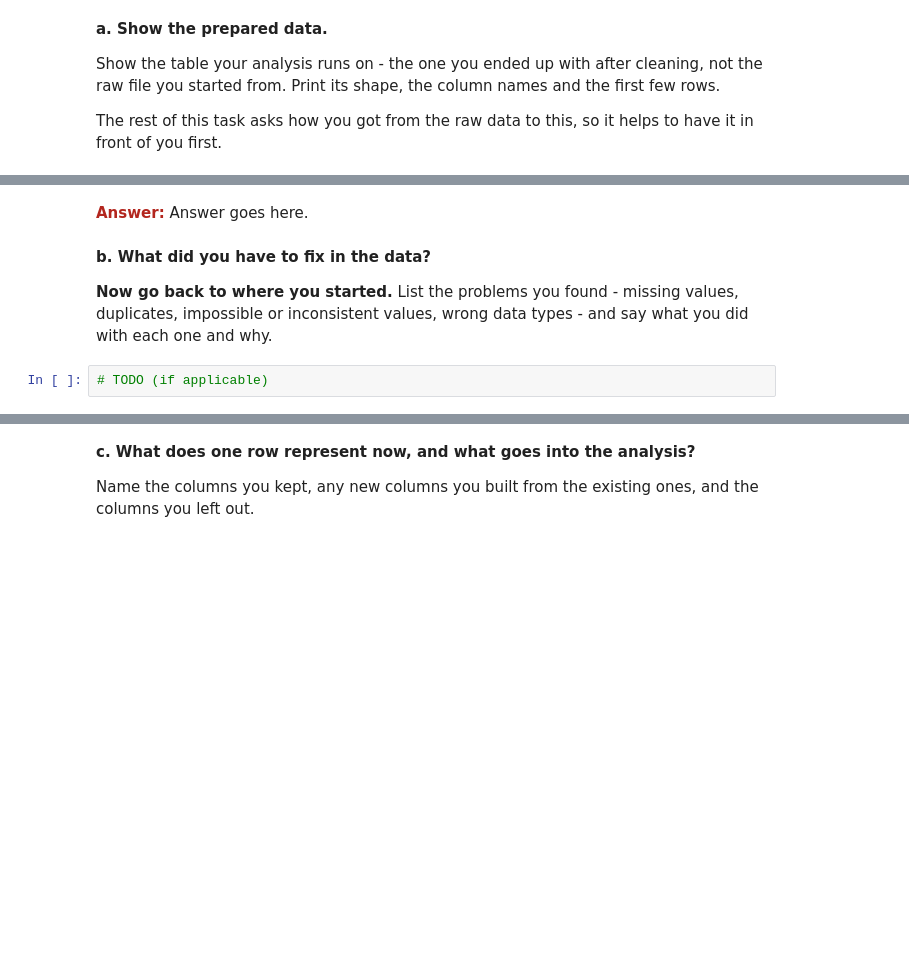
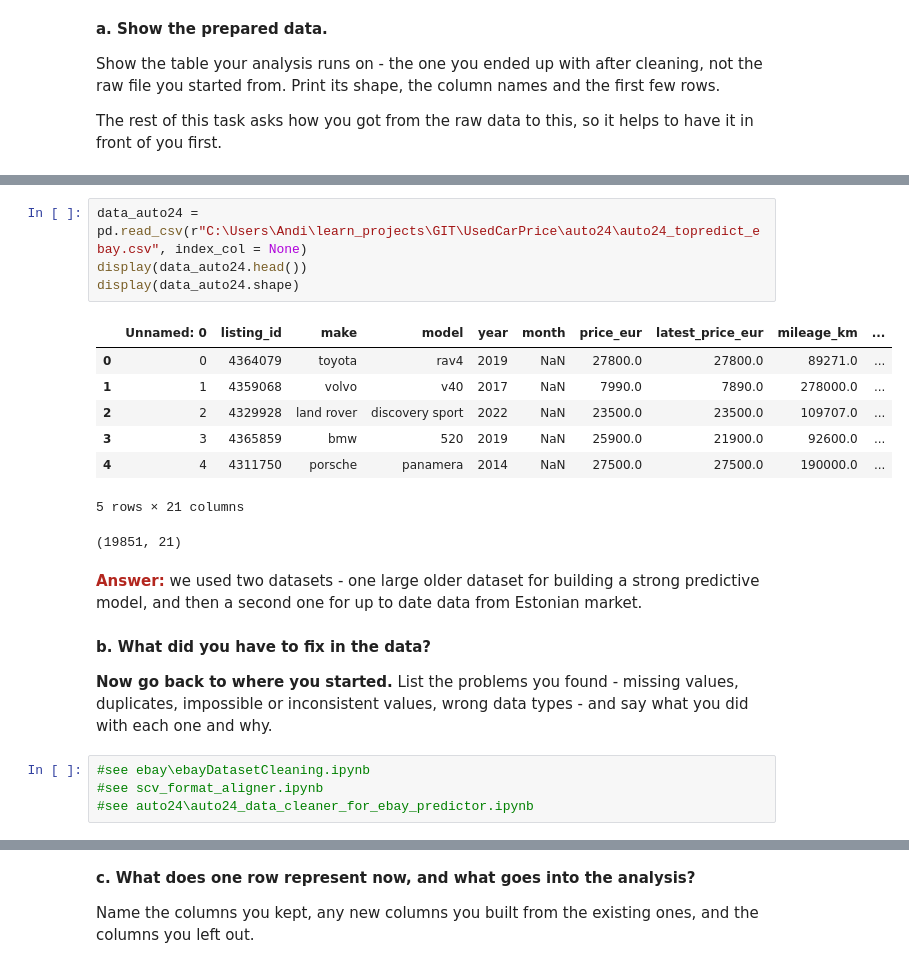
Before and after one commit to leakyfreezer/UsedCarPrice, a Jupyter notebook: IDS2026_HW10/IDS2026_HW10.ipynb, the cells around one changed output, grey strips where cells are left out. Cells and saved outputs as stored; diff of their text form; blank space fills up the shorter version.

```diff
--- a/IDS2026_HW10/IDS2026_HW10.ipynb
+++ b/IDS2026_HW10/IDS2026_HW10.ipynb
@@ -49,9 +61,24 @@ The rest of this task asks how you got from the raw data to this, so it helps to
+# %%
+data_auto24 = pd.read_csv(r"C:\Users\Andi\learn_projects\GIT\UsedCarPrice\auto24\auto24_topredict_ebay.csv", index_col = None)
+display(data_auto24.head())
+display(data_auto24.shape)
+# %% [output]
+|  | Unnamed: 0 | listing_id | make | model | year | month | price_eur | latest_price_eur | mileage_km | ... |
+| 0 | 0 | 4364079 | toyota | rav4 | 2019 | NaN | 27800.0 | 27800.0 | 89271.0 | ... |
+| 1 | 1 | 4359068 | volvo | v40 | 2017 | NaN | 7990.0 | 7890.0 | 278000.0 | ... |
+| 2 | 2 | 4329928 | land rover | discovery sport | 2022 | NaN | 23500.0 | 23500.0 | 109707.0 | ... |
+| 3 | 3 | 4365859 | bmw | 520 | 2019 | NaN | 25900.0 | 21900.0 | 92600.0 | ... |
+| 4 | 4 | 4311750 | porsche | panamera | 2014 | NaN | 27500.0 | 27500.0 | 190000.0 | ... |
+5 rows × 21 columns
+(19851, 21)
 # %% [markdown]
-<span style="color:#B3261E;"><strong>Answer:</strong></span> Answer goes here.
+<span style="color:#B3261E;"><strong>Answer:</strong></span> we used two datasets - one large older dataset for building a strong predictive model, and then a second one for up to date data from Estonian market.
 # %% [markdown]
 **b. What did you have to fix in the data?**
 
 **Now go back to where you started.** List the problems you found - missing values, duplicates, impossible or inconsistent values, wrong data types - and say what you did with each one and why.
 # %%
-# TODO (if applicable)
+#see ebay\ebayDatasetCleaning.ipynb
+#see scv_format_aligner.ipynb
+#see auto24\auto24_data_cleaner_for_ebay_predictor.ipynb
 # %% [markdown]
```
Also changed, not shown: parts of 21 cells of this notebook.
